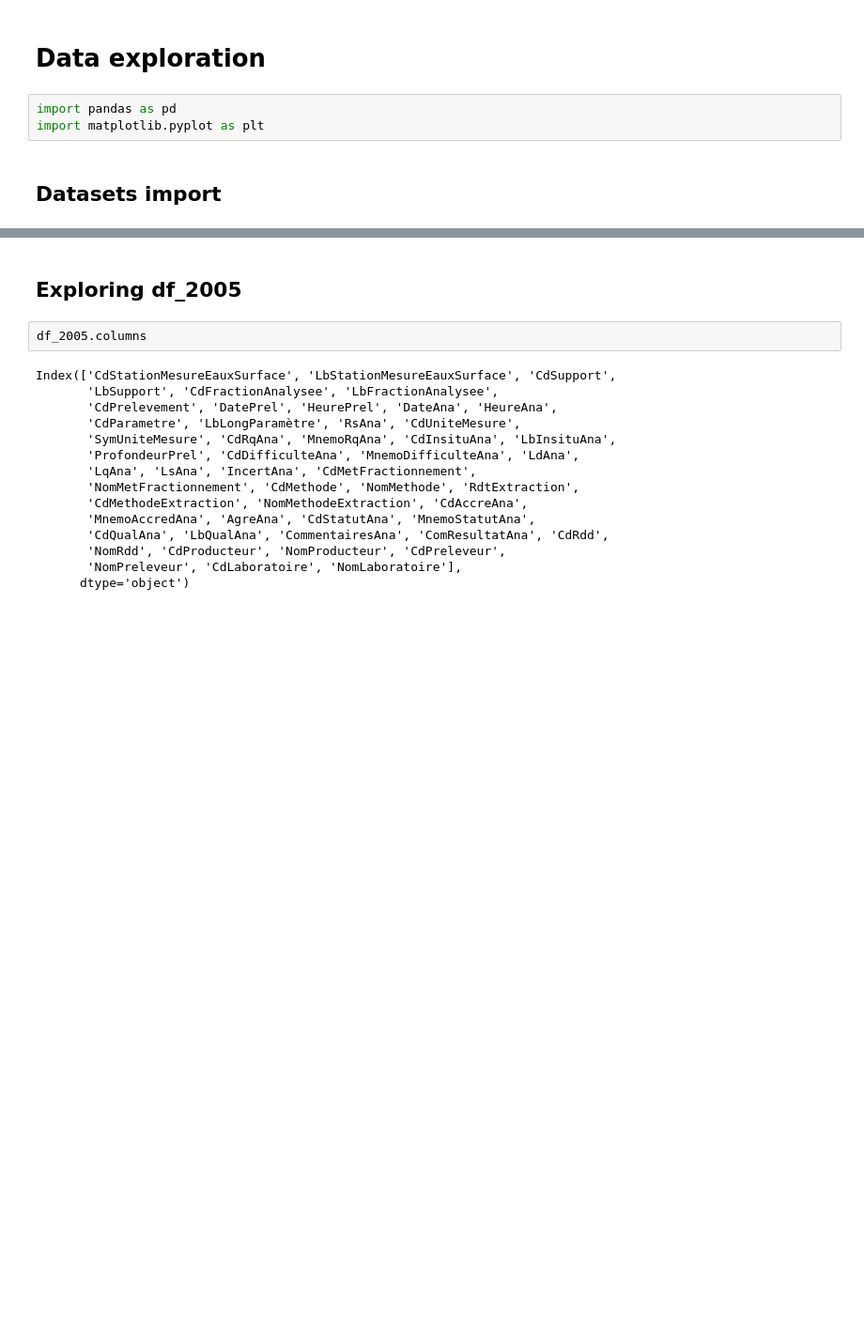
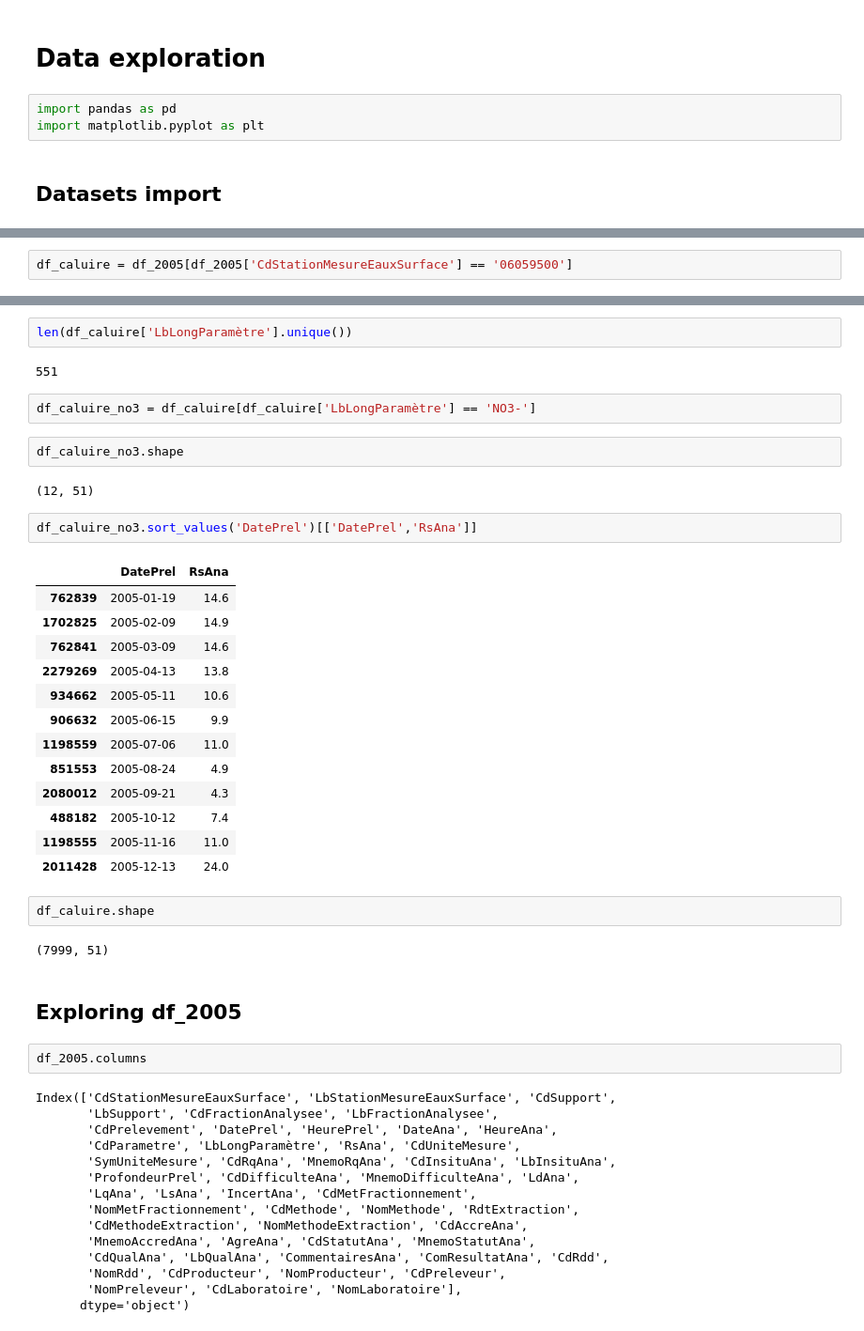
Before and after one commit to c-villalobos/water_pollution, a Jupyter notebook: data_exploration_cristian.ipynb, the cells around one changed output, grey strips where cells are left out. Shown at 94% size. Drawn from its saved outputs; the diff is of its cells as text; blank space fills up the shorter version.

```diff
--- a/data_exploration_cristian.ipynb
+++ b/data_exploration_cristian.ipynb
@@ -15,0 +23,2 @@ df_2020 = pd.read_csv('data/analyses_2020.csv', sep=';', error_bad_lines=False)
+# %%
+df_caluire = df_2005[df_2005['CdStationMesureEauxSurface'] == '06059500']
@@ -16,3 +45,33 @@ df_2020 = pd.read_csv('data/analyses_2020.csv', sep=';', error_bad_lines=False)
+# %%
+len(df_caluire['LbLongParamètre'].unique())
+# %% [output]
+551
+# %%
+df_caluire_no3 = df_caluire[df_caluire['LbLongParamètre'] == 'NO3-']
+# %%
+df_caluire_no3.shape
+# %% [output]
+(12, 51)
+# %%
+df_caluire_no3.sort_values('DatePrel')[['DatePrel','RsAna']]
+# %% [output]
+|  | DatePrel | RsAna |
+| 762839 | 2005-01-19 | 14.6 |
+| 1702825 | 2005-02-09 | 14.9 |
+| 762841 | 2005-03-09 | 14.6 |
+| 2279269 | 2005-04-13 | 13.8 |
+| 934662 | 2005-05-11 | 10.6 |
+| 906632 | 2005-06-15 | 9.9 |
+| 1198559 | 2005-07-06 | 11.0 |
+| 851553 | 2005-08-24 | 4.9 |
+| 2080012 | 2005-09-21 | 4.3 |
+| 488182 | 2005-10-12 | 7.4 |
+| 1198555 | 2005-11-16 | 11.0 |
+| 2011428 | 2005-12-13 | 24.0 |
+# %%
+df_caluire.shape
+# %% [output]
+(7999, 51)
 # %% [markdown]
 ## Exploring df_2005
 # %%
```
Also changed, not shown: parts of 4 cells of this notebook.
